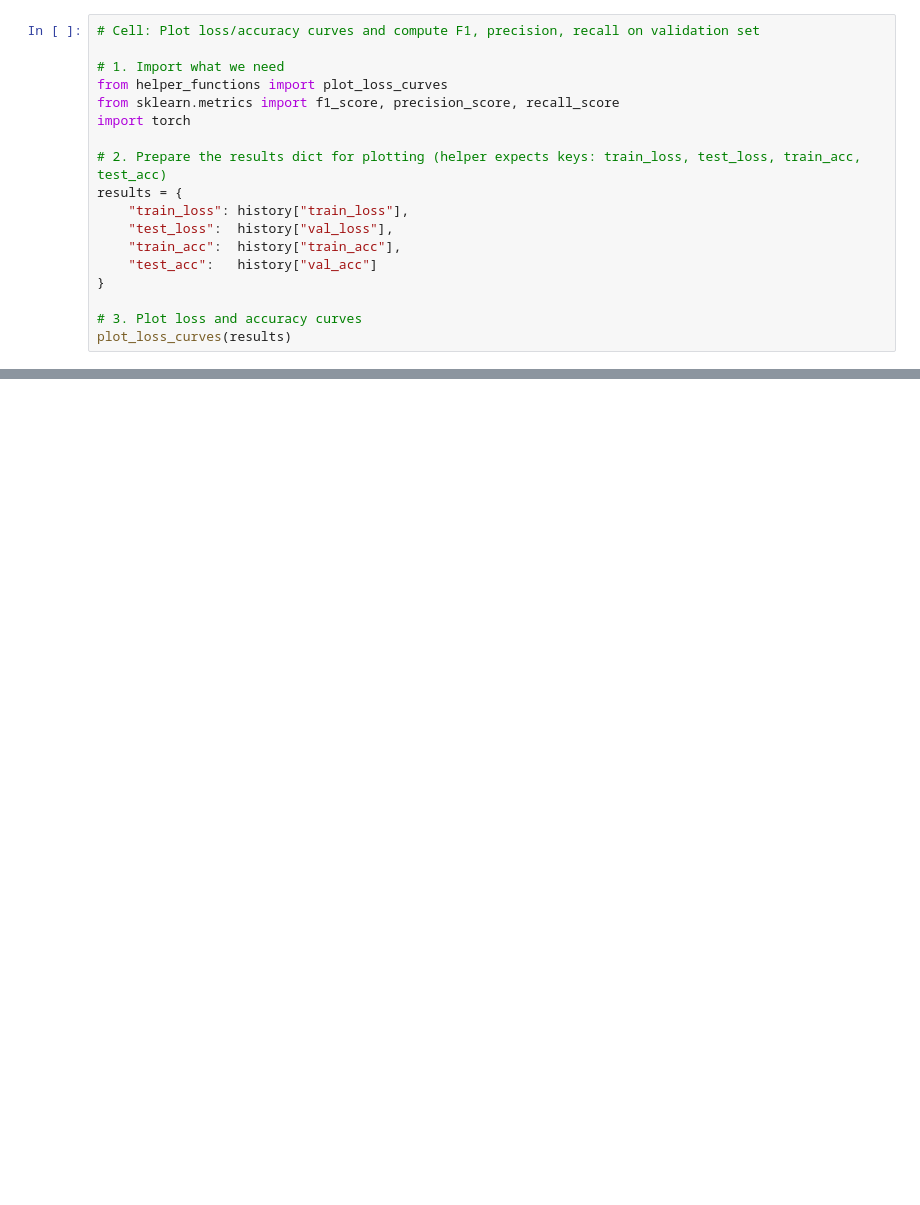
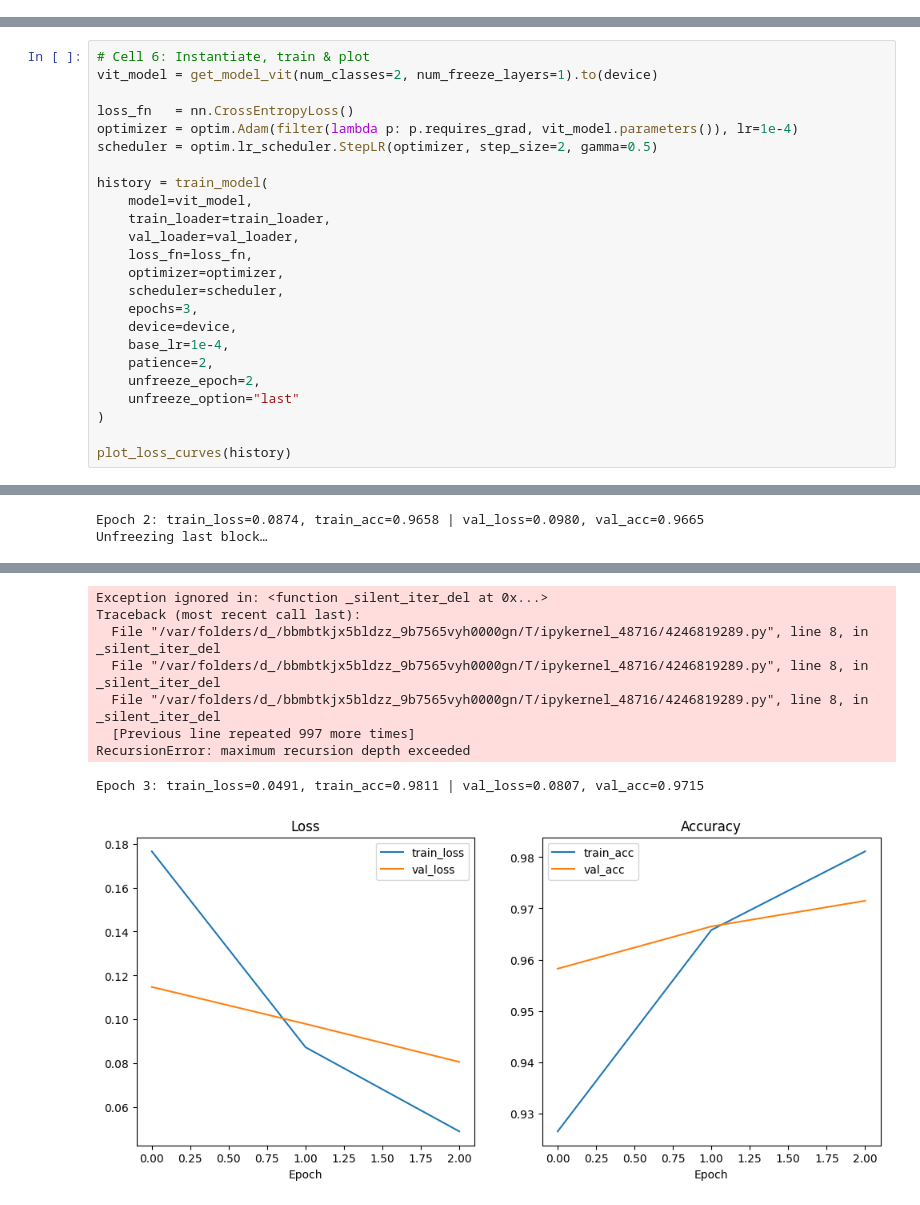
Before and after one commit to JunHL96/PyTorch_Projects, a Jupyter notebook: ai-vs-human-generated-images.ipynb, the cells around one changed output, grey strips where cells are left out. Saved outputs shown, nothing was run; the diff lists cells and outputs as text; blank space fills up the shorter version.

```diff
--- a/ai-vs-human-generated-images.ipynb
+++ b/ai-vs-human-generated-images.ipynb
@@ -366,18 +0,0 @@ Training complete!
-# %%
-# Cell: Plot loss/accuracy curves and compute F1, precision, recall on validation set
-
-# 1. Import what we need
-from helper_functions import plot_loss_curves
-from sklearn.metrics import f1_score, precision_score, recall_score
-import torch
-
-# 2. Prepare the results dict for plotting (helper expects keys: train_loss, test_loss, train_acc, test_acc)
-results = {
-    "train_loss": history["train_loss"],
-    "test_loss":  history["val_loss"],
-    "train_acc":  history["train_acc"],
-    "test_acc":   history["val_acc"]
-}
-
-# 3. Plot loss and accuracy curves
-plot_loss_curves(results)
@@ -711,0 +349,25 @@ Overwriting demos/ai-vs-human-pictures/app.py
+# %%
+# Cell 6: Instantiate, train & plot
+vit_model = get_model_vit(num_classes=2, num_freeze_layers=1).to(device)
+
+loss_fn   = nn.CrossEntropyLoss()
+optimizer = optim.Adam(filter(lambda p: p.requires_grad, vit_model.parameters()), lr=1e-4)
+scheduler = optim.lr_scheduler.StepLR(optimizer, step_size=2, gamma=0.5)
+
+history = train_model(
+    model=vit_model,
+    train_loader=train_loader,
+    val_loader=val_loader,
+    loss_fn=loss_fn,
+    optimizer=optimizer,
+    scheduler=scheduler,
+    epochs=3,
+    device=device,
+    base_lr=1e-4,
+    patience=2,
+    unfreeze_epoch=2,
+    unfreeze_option="last"
+)
+
+plot_loss_curves(history)
+# %% [output]
@@ -711,0 +413,2 @@ Overwriting demos/ai-vs-human-pictures/app.py
+Epoch 2: train_loss=0.0874, train_acc=0.9658 | val_loss=0.0980, val_acc=0.9665
+Unfreezing last block…
@@ -711,0 +422,9 @@ Overwriting demos/ai-vs-human-pictures/app.py
+Exception ignored in: <function _silent_iter_del at 0x...>
+Traceback (most recent call last):
+  File "/var/folders/d_/bbmbtkjx5bldzz_9b7565vyh0000gn/T/ipykernel_48716/4246819289.py", line 8, in _silent_iter_del
+  File "/var/folders/d_/bbmbtkjx5bldzz_9b7565vyh0000gn/T/ipykernel_48716/4246819289.py", line 8, in _silent_iter_del
+  File "/var/folders/d_/bbmbtkjx5bldzz_9b7565vyh0000gn/T/ipykernel_48716/4246819289.py", line 8, in _silent_iter_del
+  [Previous line repeated 997 more times]
+RecursionError: maximum recursion depth exceeded
+Epoch 3: train_loss=0.0491, train_acc=0.9811 | val_loss=0.0807, val_acc=0.9715
+[figure, added]
```
Also changed, not shown: parts of 44 cells of this notebook.
